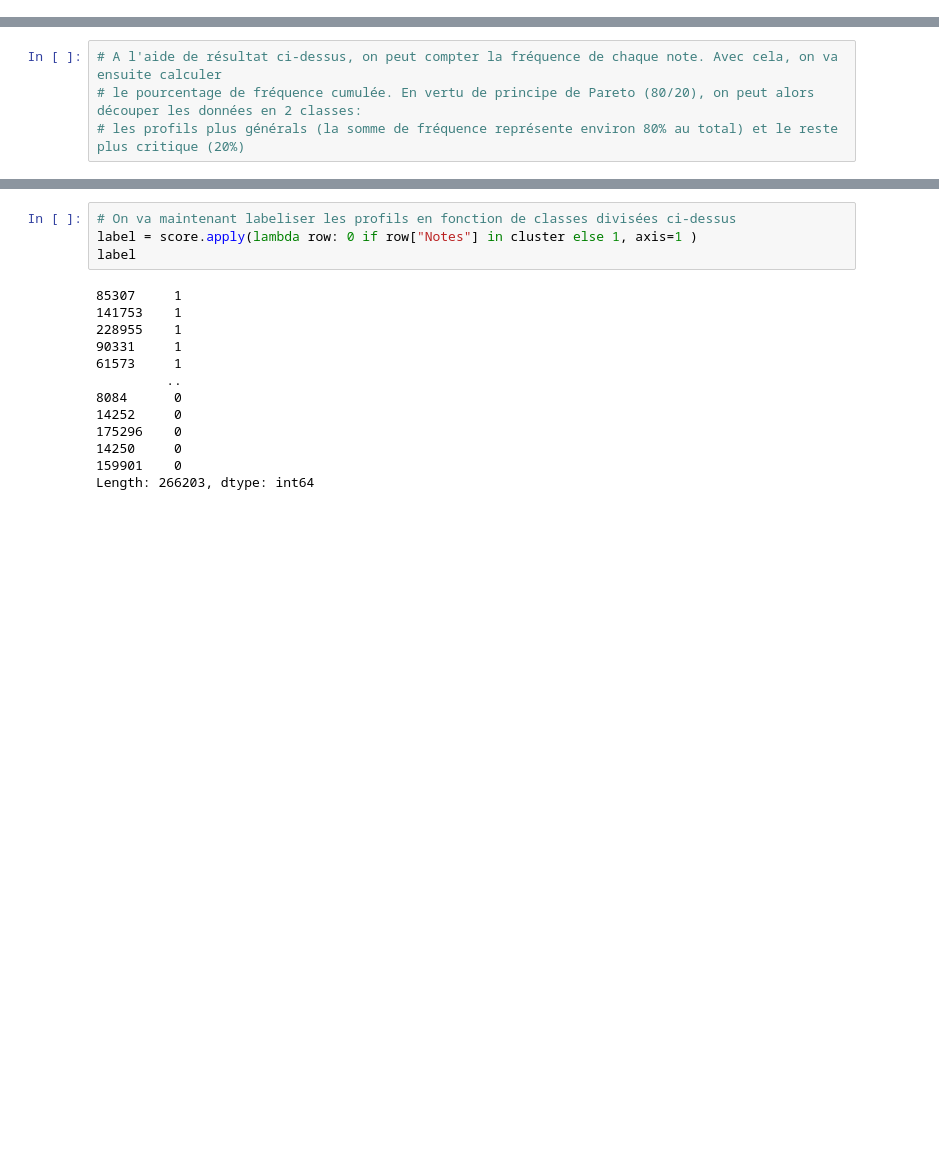
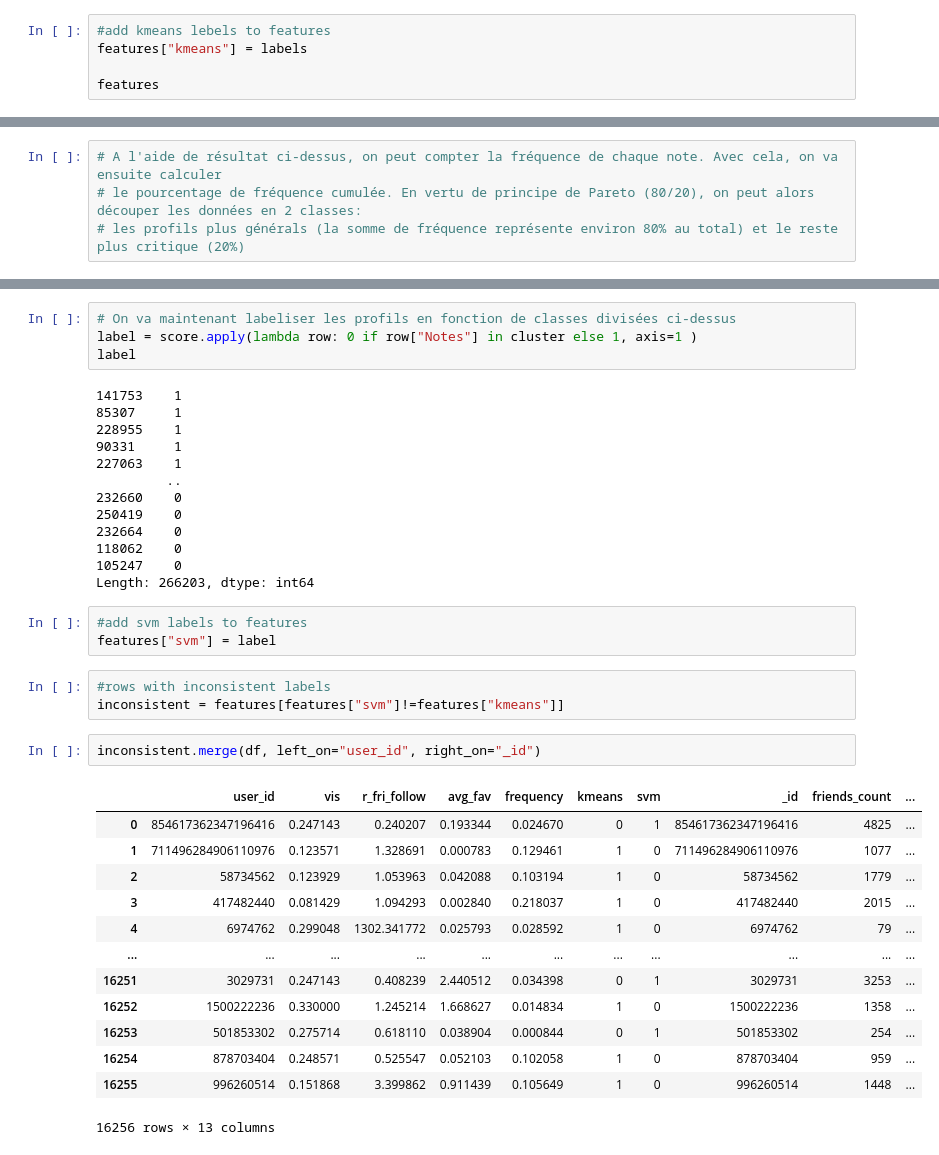
Before and after one commit to cug-sun/IF29_projet, a Jupyter notebook: Code définitif GR05.ipynb, the cells around one changed output, grey strips where cells are left out. Cells and saved outputs as stored; diff of their text form; blank space fills up the shorter version.

```diff
--- a/Code définitif GR05.ipynb
+++ b/Code définitif GR05.ipynb
@@ -202,0 +187,5 @@ plt.scatter(np.random.choice(labels1[:,0],10000), np.random.choice(labels1[:,1],
+# %%
+#add kmeans lebels to features
+features["kmeans"] = labels
+
+features
@@ -291,15 +294,37 @@ print(cluster) #les notes de cette classe
 label = score.apply(lambda row: 0 if row["Notes"] in cluster else 1, axis=1 )
 label
 # %% [output]
+141753    1
 85307     1
-141753    1
 228955    1
 90331     1
-61573     1
+227063    1
          ..
-8084      0
-14252     0
-175296    0
-14250     0
-159901    0
+232660    0
+250419    0
+232664    0
+118062    0
+105247    0
 Length: 266203, dtype: int64
+# %%
+#add svm labels to features
+features["svm"] = label
+# %%
+#rows with inconsistent labels
+inconsistent = features[features["svm"]!=features["kmeans"]]
+# %%
+inconsistent.merge(df, left_on="user_id", right_on="_id")
+# %% [output]
+|  | user_id | vis | r_fri_follow | avg_fav | frequency | kmeans | svm | _id | friends_count | ... |
+| 0 | 854617362347196416 | 0.247143 | 0.240207 | 0.193344 | 0.024670 | 0 | 1 | 854617362347196416 | 4825 | ... |
+| 1 | 711496284906110976 | 0.123571 | 1.328691 | 0.000783 | 0.129461 | 1 | 0 | 711496284906110976 | 1077 | ... |
+| 2 | 58734562 | 0.123929 | 1.053963 | 0.042088 | 0.103194 | 1 | 0 | 58734562 | 1779 | ... |
+| 3 | 417482440 | 0.081429 | 1.094293 | 0.002840 | 0.218037 | 1 | 0 | 417482440 | 2015 | ... |
+| 4 | 6974762 | 0.299048 | 1302.341772 | 0.025793 | 0.028592 | 1 | 0 | 6974762 | 79 | ... |
+| ... | ... | ... | ... | ... | ... | ... | ... | ... | ... | ... |
+| 16251 | 3029731 | 0.247143 | 0.408239 | 2.440512 | 0.034398 | 0 | 1 | 3029731 | 3253 | ... |
+| 16252 | 1500222236 | 0.330000 | 1.245214 | 1.668627 | 0.014834 | 1 | 0 | 1500222236 | 1358 | ... |
+| 16253 | 501853302 | 0.275714 | 0.618110 | 0.038904 | 0.000844 | 0 | 1 | 501853302 | 254 | ... |
+| 16254 | 878703404 | 0.248571 | 0.525547 | 0.052103 | 0.102058 | 1 | 0 | 878703404 | 959 | ... |
+| 16255 | 996260514 | 0.151868 | 3.399862 | 0.911439 | 0.105649 | 1 | 0 | 996260514 | 1448 | ... |
+16256 rows × 13 columns
```
Also changed, not shown: parts of 38 cells of this notebook.
